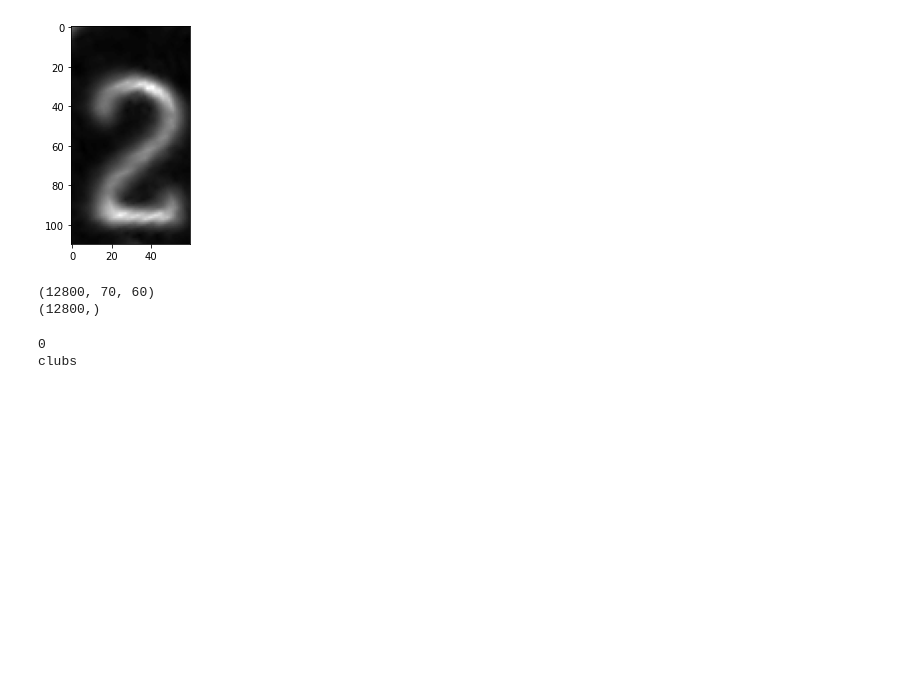
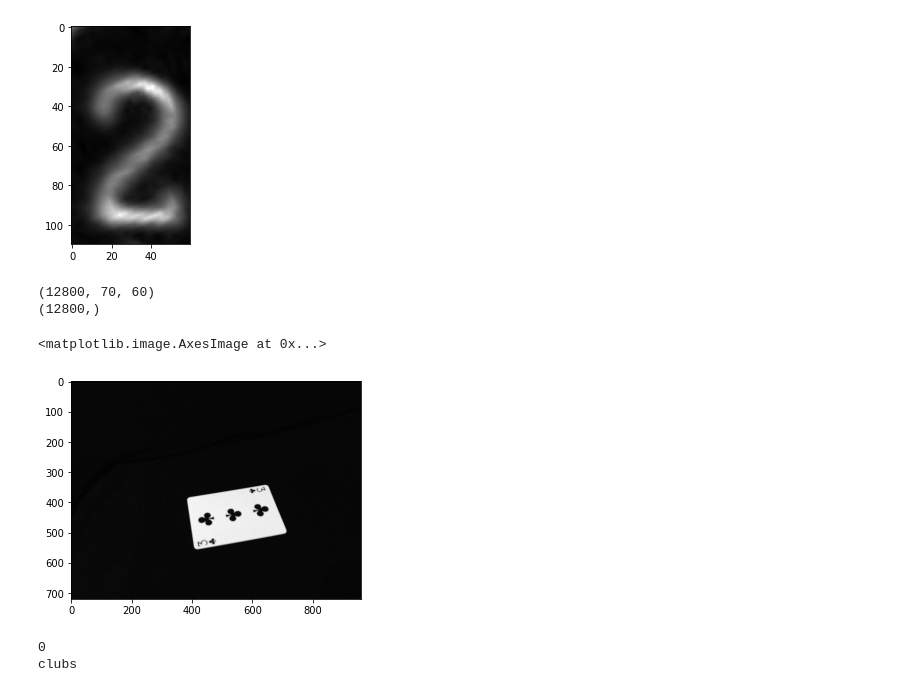
Before and after one commit to alkenderesi/playing-card-detection, a Jupyter notebook: data/process.ipynb, the cells around one changed output. Drawn from its saved outputs; the diff is of its cells as text; code cells hidden in the pictures; blank space fills up the shorter version.

```diff
--- a/data/process.ipynb
+++ b/data/process.ipynb
@@ -71,6 +77,12 @@ print(suit_labels.shape)
 # %% [output]
 (12800, 70, 60)
 (12800,)
+# %%
+suit_sample = cv2.imread('clubs/0.jpg', cv2.IMREAD_GRAYSCALE)
+plt.imshow(suit_sample, cmap='gray')
+# %% [output]
+<matplotlib.image.AxesImage at 0x...>
+[figure, added]
 # %%
 plt.imshow(suit_samples[0], cmap='gray')
 print(suit_labels[0])
```
Also changed, not shown: parts of 1 cell of this notebook.
